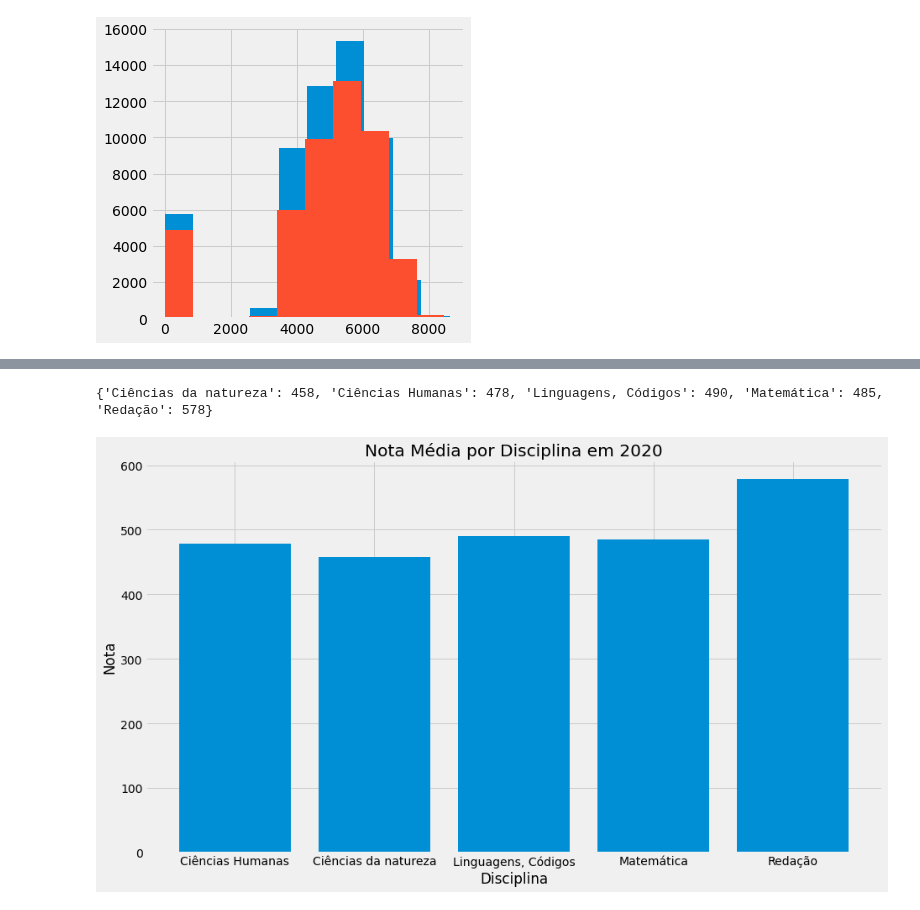
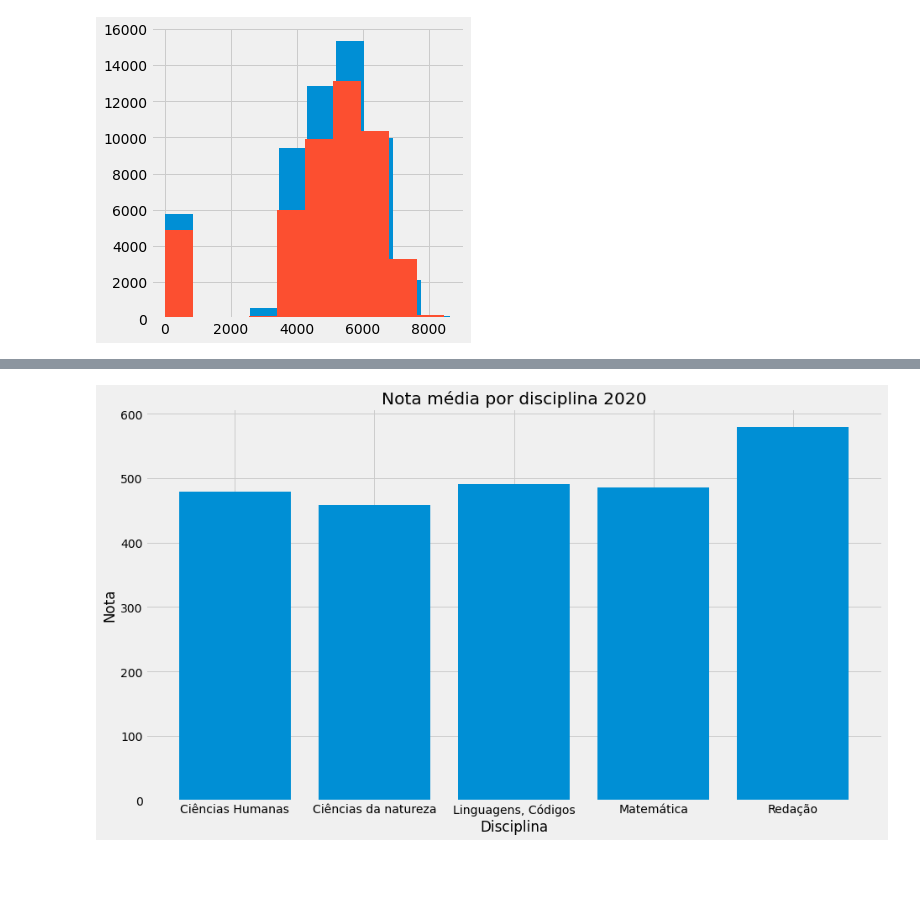
Before and after one commit to kingofrats04/Projeto_IA_DadosEnem, a Jupyter notebook: Graficos_IA.ipynb, the cells around one changed output, grey strips where cells are left out. Drawn from its saved outputs; the diff is of its cells as text; code cells hidden in the pictures; blank space fills up the shorter version.

```diff
--- a/Graficos_IA.ipynb
+++ b/Graficos_IA.ipynb
@@ -1009,30 +1159,26 @@ AxesSubplot(0.08,0.07;0.87x0.81)
 # %%
-# Media das notas em 2020
-media_CN20 = np.mean(planilha2020['NU_NOTA_CN']/10) #colocando as notas 1 casa decimal a esquerda
-media_CN20 = int(media_CN20) #convertendo para inteiro
-media_CH20 = np.mean(planilha2020['NU_NOTA_CH']/10)
-media_CH20 = int(media_CH20)
-media_LC20 = np.mean(planilha2020['NU_NOTA_LC']/10)
-media_LC20 = int(media_LC20)
-media_MT20 = np.mean(planilha2020['NU_NOTA_MT']/10)
-media_MT20 = int(media_MT20)
-media_REDACAO20 = np.mean(planilha2020['NU_NOTA_REDACAO'])
-media_REDACAO20 = int(media_REDACAO20)
-notas_medias20={'Ciências da natureza':media_CN20,
-              'Ciências Humanas':media_CH20,
-              'Linguagens, Códigos': media_LC20,
-              'Matemática':media_MT20,
-              'Redação':media_REDACAO20}
-lists = sorted(notas_medias20.items())
-print(notas_medias20) #print valor das notas
+#---------------------------------- Grafico 19 - média de notas por disciplina - 2020 ----------------------------------
+media_CN = np.mean(planilha2020['NU_NOTA_CN']/10)
+media_CH = np.mean(planilha2020['NU_NOTA_CH']/10)
+media_LC = np.mean(planilha2020['NU_NOTA_LC']/10)
+media_MT = np.mean(planilha2020['NU_NOTA_MT']/10)
+media_REDACAO = np.mean(planilha2020['NU_NOTA_REDACAO'])
+
+notas_medias={'Ciências da natureza':media_CN,
+              'Ciências Humanas':media_CH,
+              'Linguagens, Códigos': media_LC,
+              'Matemática':media_MT,
+              'Redação':media_REDACAO}
+
+lists = sorted(notas_medias.items())
+
 x1, y1 = zip(*lists)
 plt.figure(figsize=(14,8))
 
 plt.bar(x1, y1)
-plt.title('Nota Média por Disciplina em 2020')
+plt.title('Nota média por disciplina 2020')
 plt.xlabel('Disciplina')
 plt.ylabel('Nota')
 plt.show()
 # %% [output]
-{'Ciências da natureza': 458, 'Ciências Humanas': 478, 'Linguagens, Códigos': 490, 'Matemática': 485, 'Redação': 578}
-[figure, old version]
+[figure, new version]
```
Also changed, not shown: parts of 30 cells of this notebook.
